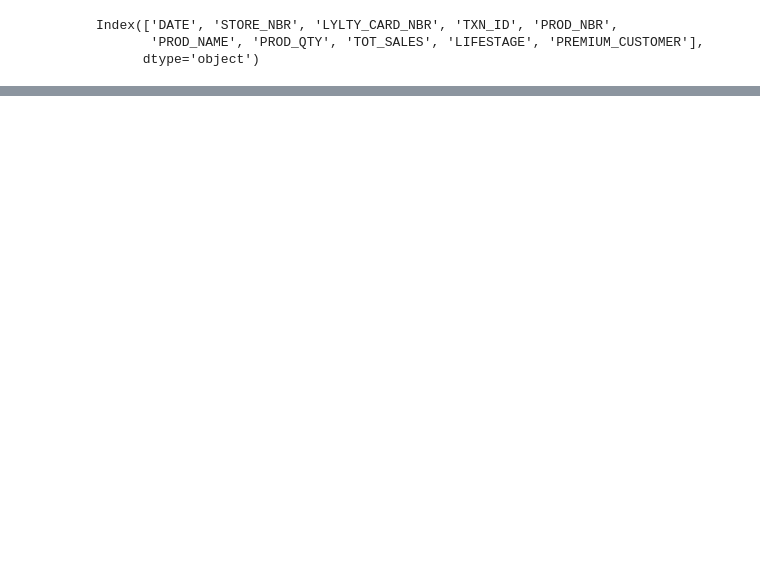
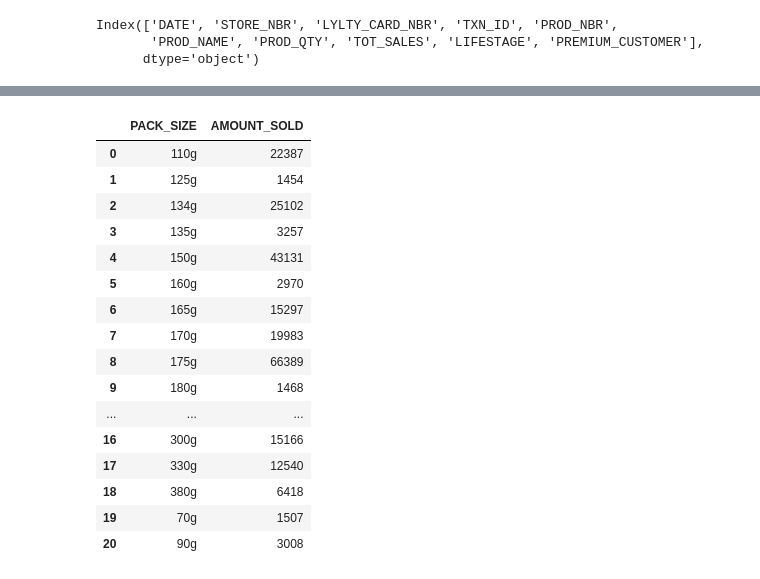
Before and after one commit to wa-le/Quantium-Forage-Virtual-Internship, a Jupyter notebook: my_quantium_vi.ipynb, the cells around one changed output, grey strips where cells are left out. Cells and saved outputs as stored; diff of their text form; code cells hidden in the pictures; blank space fills up the shorter version.

```diff
--- a/my_quantium_vi.ipynb
+++ b/my_quantium_vi.ipynb
@@ -304,0 +401,22 @@ Index(['DATE', 'STORE_NBR', 'LYLTY_CARD_NBR', 'TXN_ID', 'PROD_NBR',
+# %%
+# getting a dataframe that contains each unique packsize and total amount sold
+chips_packs_sold = df_chips.groupby(['PACK_SIZE']).size().reset_index().rename(columns={0:'AMOUNT_SOLD'})
+chips_packs_sold
+# %% [output]
+|  | PACK_SIZE | AMOUNT_SOLD |
+| 0 | 110g | 22387 |
+| 1 | 125g | 1454 |
+| 2 | 134g | 25102 |
+| 3 | 135g | 3257 |
+| 4 | 150g | 43131 |
+| 5 | 160g | 2970 |
+| 6 | 165g | 15297 |
+| 7 | 170g | 19983 |
+| 8 | 175g | 66389 |
+| 9 | 180g | 1468 |
+| ... | ... | ... |
+| 16 | 300g | 15166 |
+| 17 | 330g | 12540 |
+| 18 | 380g | 6418 |
+| 19 | 70g | 1507 |
+| 20 | 90g | 3008 |
```
Also changed, not shown: parts of 12 cells of this notebook.
